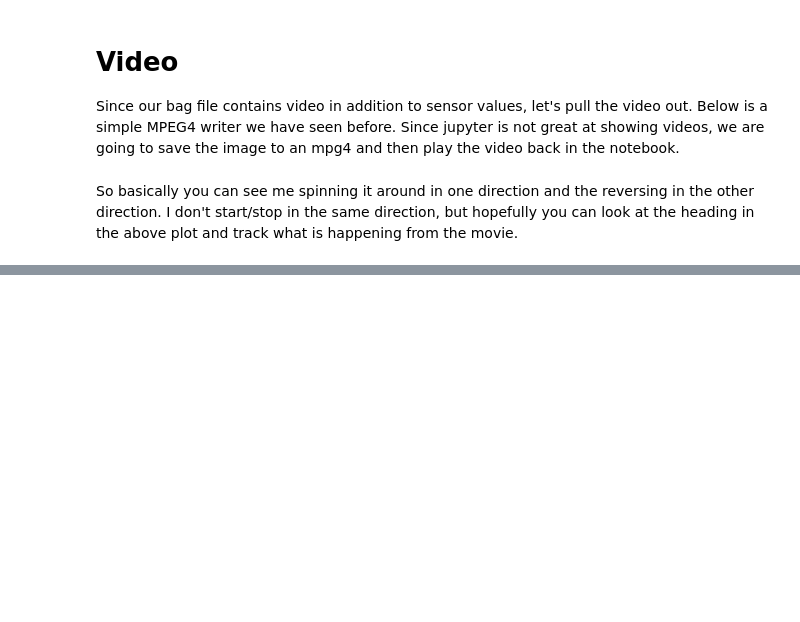
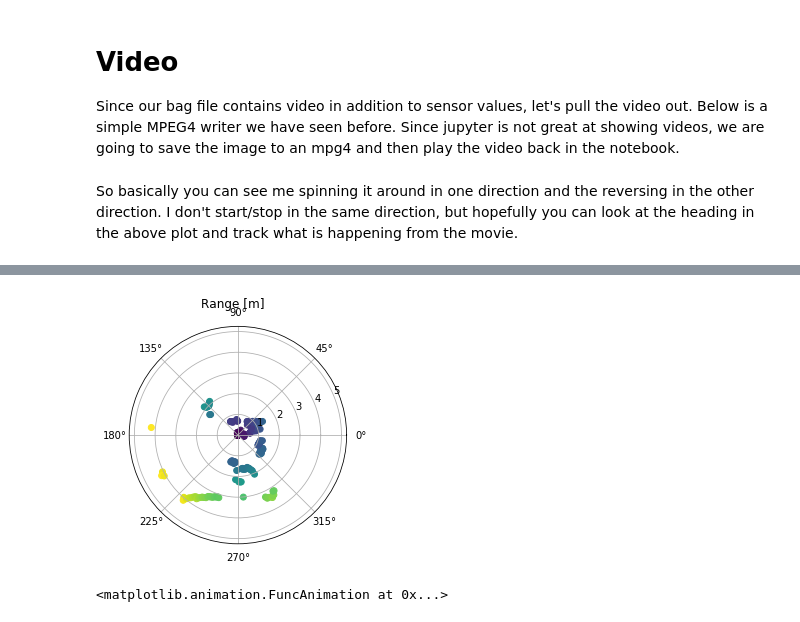
Before and after one commit to the-guild-of-calamitous-intent/ins_nav, a Jupyter notebook: grabdata/data.ipynb, the cells around one changed output, grey strips where cells are left out. Drawn from its saved outputs; the diff is of its cells as text; code cells hidden in the pictures; blank space fills up the shorter version.

```diff
--- a/grabdata/data.ipynb
+++ b/grabdata/data.ipynb
@@ -719,4 +735,10 @@ def plot_lidar_range(lidar, fname=None):
 
     return ani
 # %%
-a=plot_lidar_range(lidar)
+a=plot_lidar_range(lidar, 'lidar-still.mp4')
+# %% [output]
+[figure, added]
+# %%
+a
+# %% [output]
+<matplotlib.animation.FuncAnimation at 0x...>
```
Also changed, not shown: parts of 13 cells of this notebook, 1 other file.
